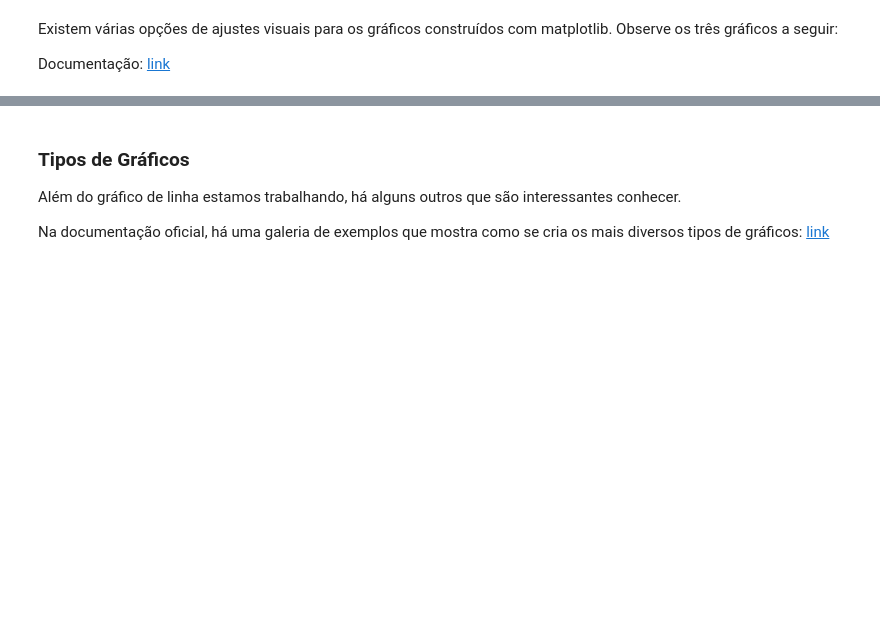
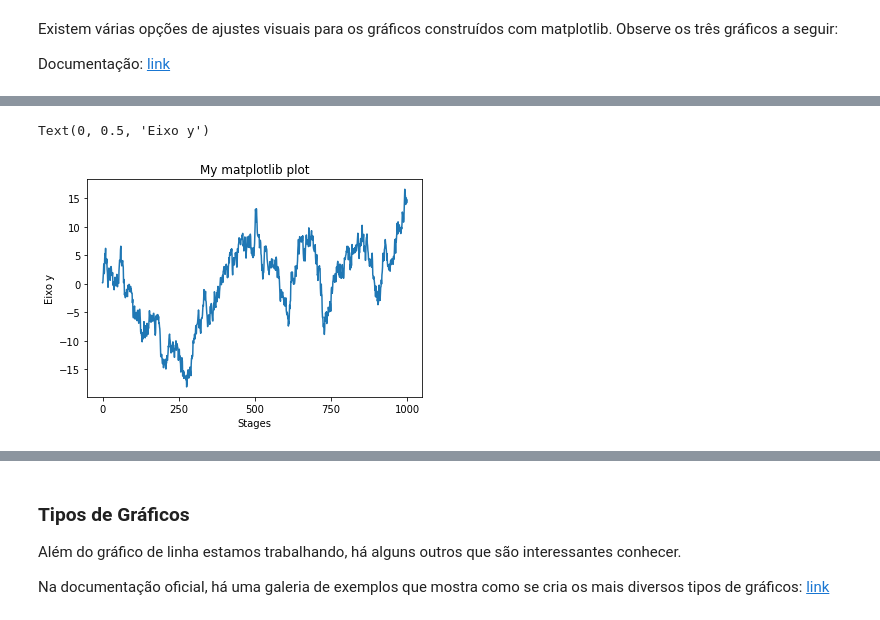
Before and after one commit to dhenyfernandes/22bpm, a Jupyter notebook: BPM/EDA_Visualization_Pokemon.ipynb, the cells around one changed output, grey strips where cells are left out. Drawn from its saved outputs; the diff is of its cells as text; code cells hidden in the pictures; blank space fills up the shorter version.

```diff
--- a/BPM/EDA_Visualization_Pokemon.ipynb
+++ b/BPM/EDA_Visualization_Pokemon.ipynb
@@ -128,12 +150,16 @@ plt.plot(randn(30).cumsum(), color='r', linestyle='dashed', marker='.')
 # %%
 # título, rótulo dos eixos, ticks e seus rótulos
 fig = plt.figure(); ax = fig.add_subplot(1, 1, 1)
 ax.plot(randn(1000).cumsum())
 ticks = ax.set_xticks([0, 250, 500, 750, 1000])
 labels = ax.set_xticklabels(['one', 'two', 'three', 'four', 'five'],
-                            rotation=30, fontsize='small')
+                           rotation=30, fontsize='small')
 ax.set_title('My matplotlib plot')
 ax.set_xlabel('Stages')
+ax.set_ylabel('Eixo y')
+# %% [output]
+Text(0, 0.5, 'Eixo y')
+[figure, added]
 # %%
 # adicionando legenda
 fig = plt.figure(); ax = fig.add_subplot(1, 1, 1)
```
Also changed, not shown: parts of 19 cells of this notebook, 3 other files.
